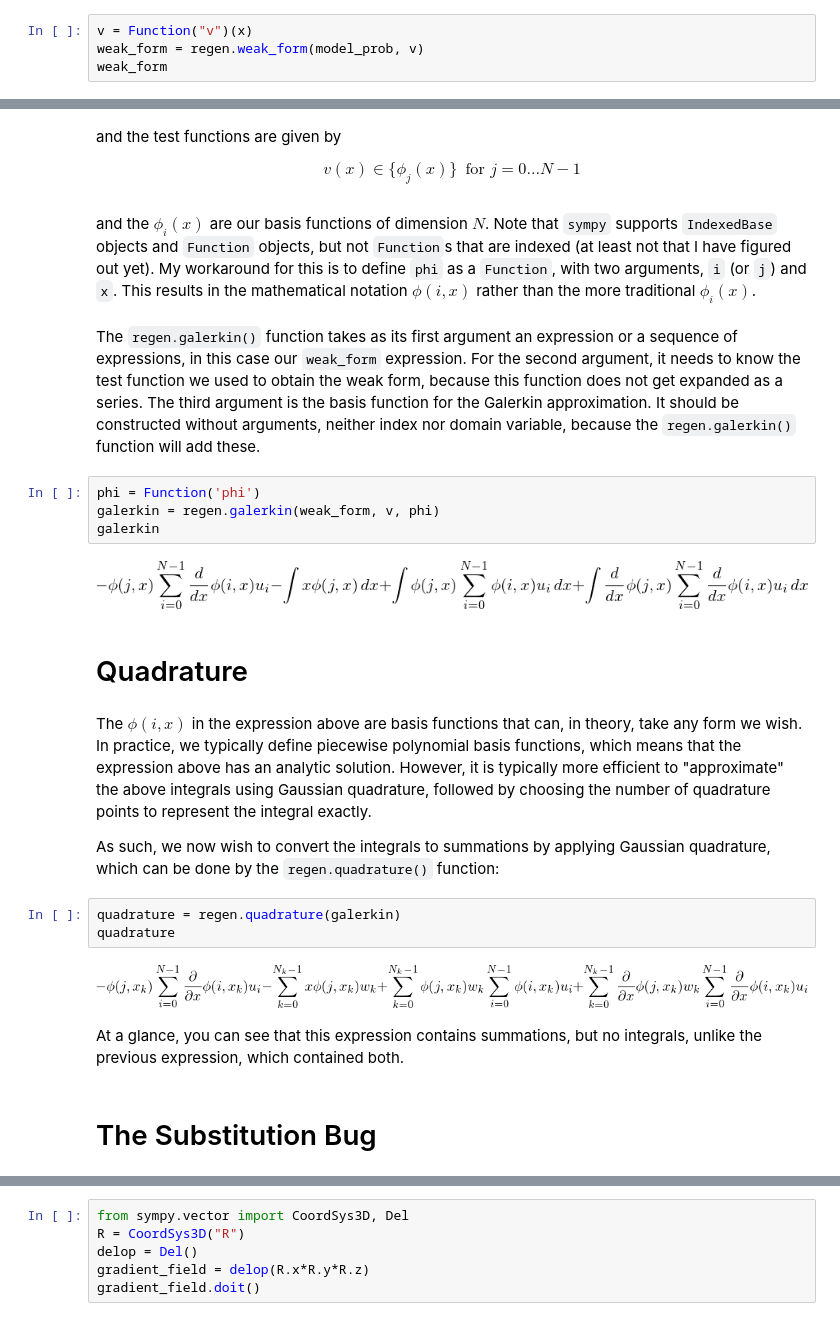
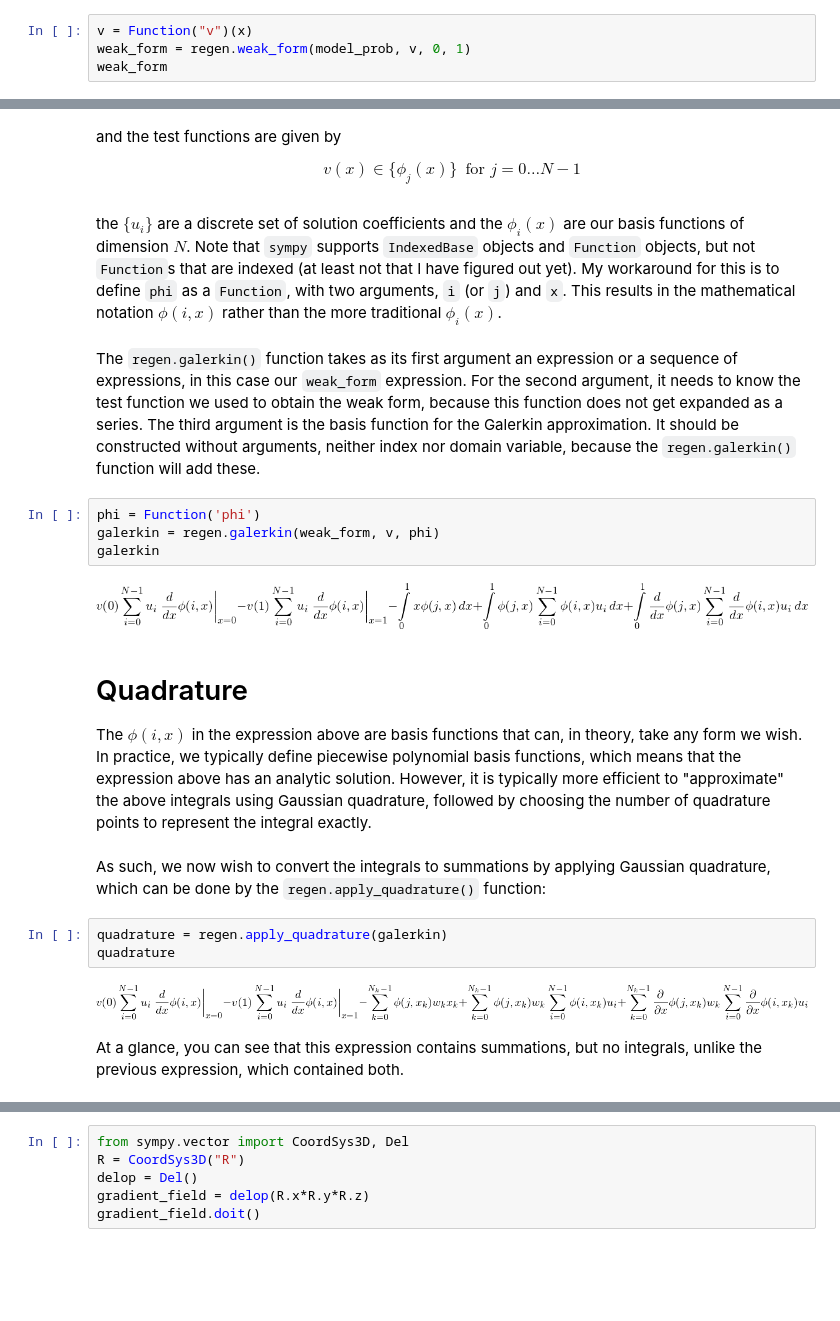
Before and after one commit to mu2x/PyAlbany, a Jupyter notebook: SummaryReport.ipynb, the cells around one changed output, grey strips where cells are left out. Drawn from its saved outputs; the diff is of its cells as text; blank space fills up the shorter version.

```diff
--- a/SummaryReport.ipynb
+++ b/SummaryReport.ipynb
@@ -68,6 +68,6 @@ Our first goal is to obtain the weak form of our model problem.  The weak form i
 The `regen.weak_form()` function takes an `Eq` object as its first argument, the test function as its second argument (so that the user can prevent naming conflicts), and which we name `v`. Note that through inspection, the `regen.weak_form()` function detects the solution variables, in this case `(u(x),)` and the domain variable `x`.
 # %%
 v = Function("v")(x)
-weak_form = regen.weak_form(model_prob, v)
+weak_form = regen.weak_form(model_prob, v, 0, 1)
 weak_form
 # %% [output]
@@ -89,7 +89,7 @@ $$
 v(x) \in \{\phi_j(x)\} \, \mbox{ for } j = 0 \ldots N-1
 $$
 # %% [markdown]
-and the ${\phi_i(x)}$ are our basis functions of dimension $N$.  Note that `sympy` supports `IndexedBase` objects and `Function` objects, but not `Function`s that are indexed (at least not that I have figured out yet).  My workaround for this is to define `phi` as a `Function`, with two arguments, `i` (or `j`) and `x`.  This results in the mathematical notation $\phi(i,x)$ rather than the more traditional $\phi_i(x)$.
+the $\{u_i\}$ are a discrete set of solution coefficients and the ${\phi_i(x)}$ are our basis functions of dimension $N$.  Note that `sympy` supports `IndexedBase` objects and `Function` objects, but not `Function`s that are indexed (at least not that I have figured out yet).  My workaround for this is to define `phi` as a `Function`, with two arguments, `i` (or `j`) and `x`.  This results in the mathematical notation $\phi(i,x)$ rather than the more traditional $\phi_i(x)$.
 # %% [markdown]
 The `regen.galerkin()` function takes as its first argument an expression or a sequence of expressions, in this case our `weak_form` expression.  For the second argument, it needs to know the test function we used to obtain the weak form, because this function does not get expanded as a series.  The third argument is the basis function for the Galerkin approximation.  It should be constructed without arguments, neither index nor domain variable, because the `regen.galerkin()` function will add these.
 # %%
@@ -97,20 +97,18 @@ phi = Function('phi')
 galerkin = regen.galerkin(weak_form, v, phi)
 galerkin
 # %% [output]
-[figure, old version]
+[figure, new version]
-# %% [markdown]
-# Quadrature
 # %% [markdown]
+# Quadrature
+
 The $\phi(i,x)$ in the expression above are basis functions that can, in theory, take any form we wish.  In practice, we typically define piecewise polynomial basis functions, which means that the expression above has an analytic solution.  However, it is typically more efficient to "approximate" the above integrals using Gaussian quadrature, followed by choosing the number of quadrature points to represent the integral exactly.
-
-As such, we now wish to convert the integrals to summations by applying Gaussian quadrature, which can be done by the `regen.quadrature()` function:
+# %% [markdown]
+As such, we now wish to convert the integrals to summations by applying Gaussian quadrature, which can be done by the `regen.apply_quadrature()` function:
 # %%
-quadrature = regen.quadrature(galerkin)
+quadrature = regen.apply_quadrature(galerkin)
 quadrature
 # %% [output]
-[figure, old version]
+[figure, new version]
 # %% [markdown]
 At a glance, you can see that this expression contains summations, but no integrals, unlike the previous expression, which contained both.
-# %% [markdown]
-# The Substitution Bug
 # %% [markdown]
```
Also changed, not shown: parts of 39 cells of this notebook, 3 other files.
